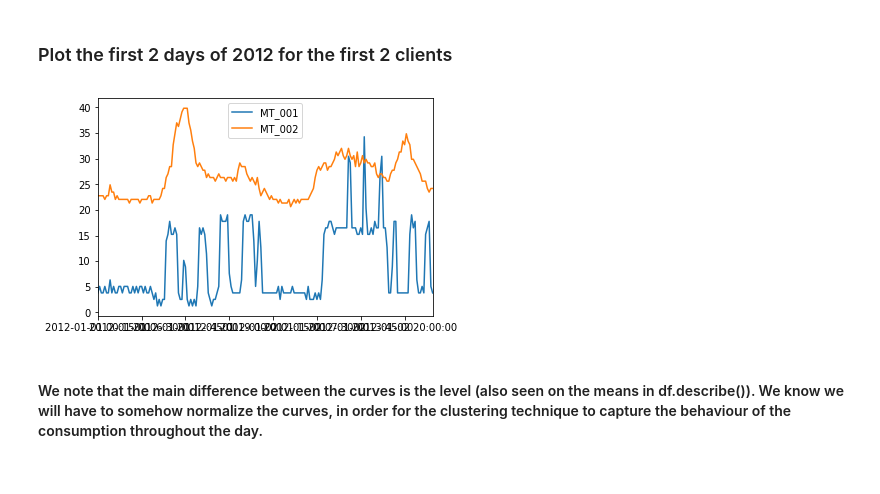
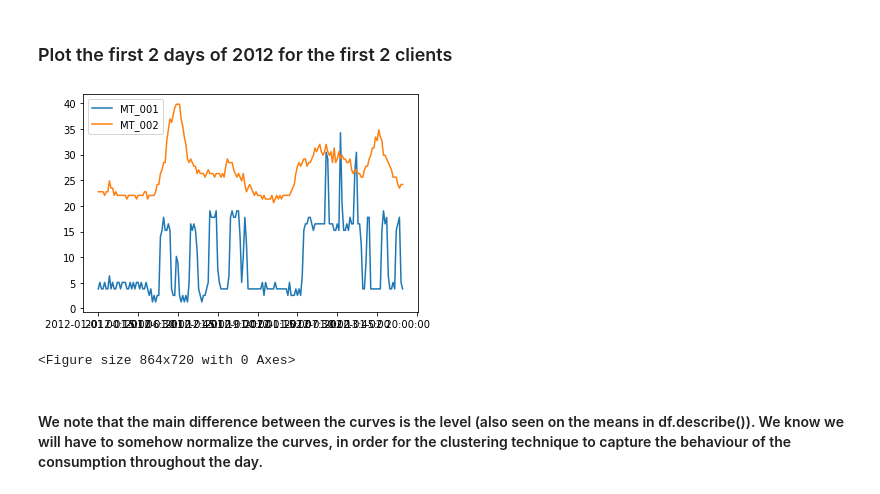
Before and after one commit to prsanti/UW-Data-Science, a Jupyter notebook: Machine Learning/assignment 2/assignment2.ipynb, the cells around one changed output. Saved outputs shown, nothing was run; the diff lists cells and outputs as text; code cells hidden in the pictures.

```diff
--- a/Machine Learning/assignment 2/assignment2.ipynb
+++ b/Machine Learning/assignment 2/assignment2.ipynb
@@ -47,0 +43,8 @@ fileName = 'LD2011_2014.txt'
+# %%
+#pathToFile = "~/Documents/UW Data Science/Machine Learning/assignment 2/assignment2-data/"
+#pathToFile = "Users/paulo/Documents/UW Data Science/Machine Learning/assignment 2/assignment2-data/"
+pathToFile = "assignment2-data/"
+#pathToFile = r"C:\\Users\\<your username>\\Downloads\\"
+
+fileName = 'LD2011_2014.txt'
+print(pathToFile)
@@ -114,9 +145,12 @@ data.describe()
 # %%
 data_example = data.loc['2012-01-01 00:15:00':'2012-01-03 00:00:00'][['MT_001','MT_002']]
 data_example.plot()
+
+plt.figure(figsize=(12,10))
 plt.show()
 # %% [output]
-[figure, old version]
+[figure, new version]
+<Figure size 864x720 with 0 Axes>
 # %% [markdown]
 #### We  note that the main difference between the curves is the level (also seen on the means in df.describe()).  We know we will have to somehow normalize the curves, in order for the clustering technique to capture the behaviour of the consumption throughout the day.
 # %% [markdown]
```
Also changed, not shown: parts of 34 cells of this notebook, 1 other file.
